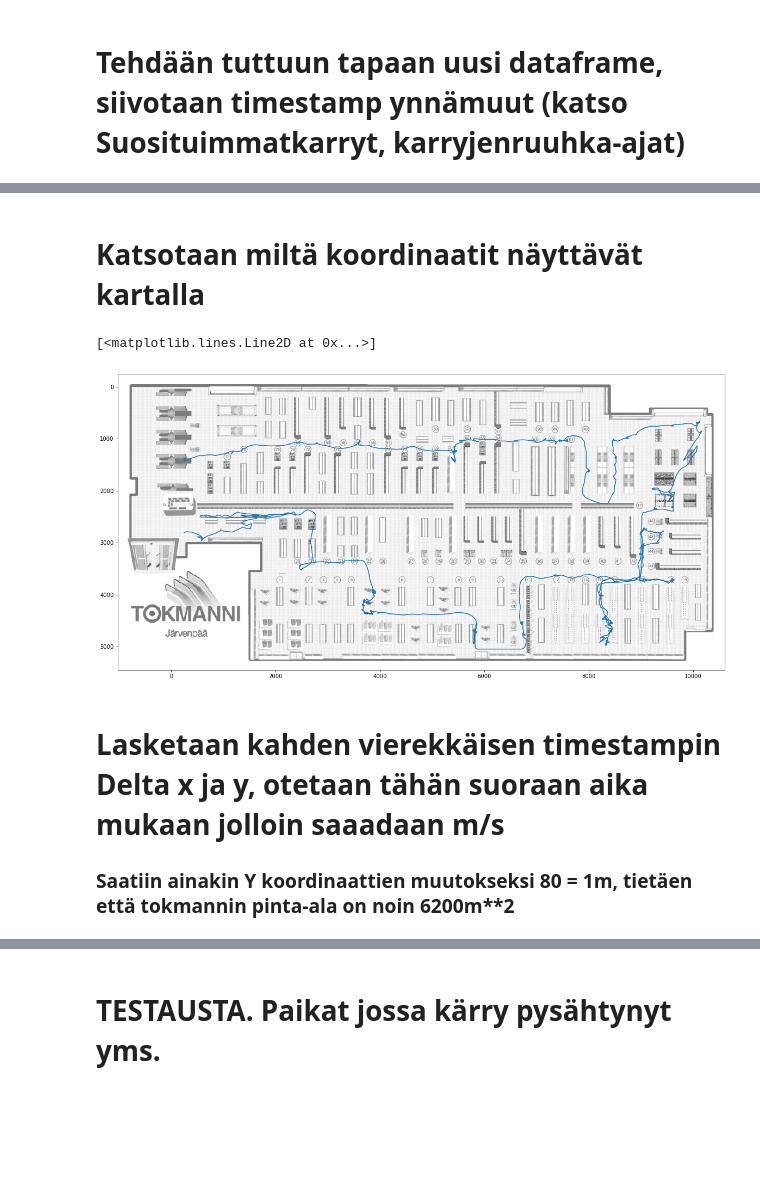
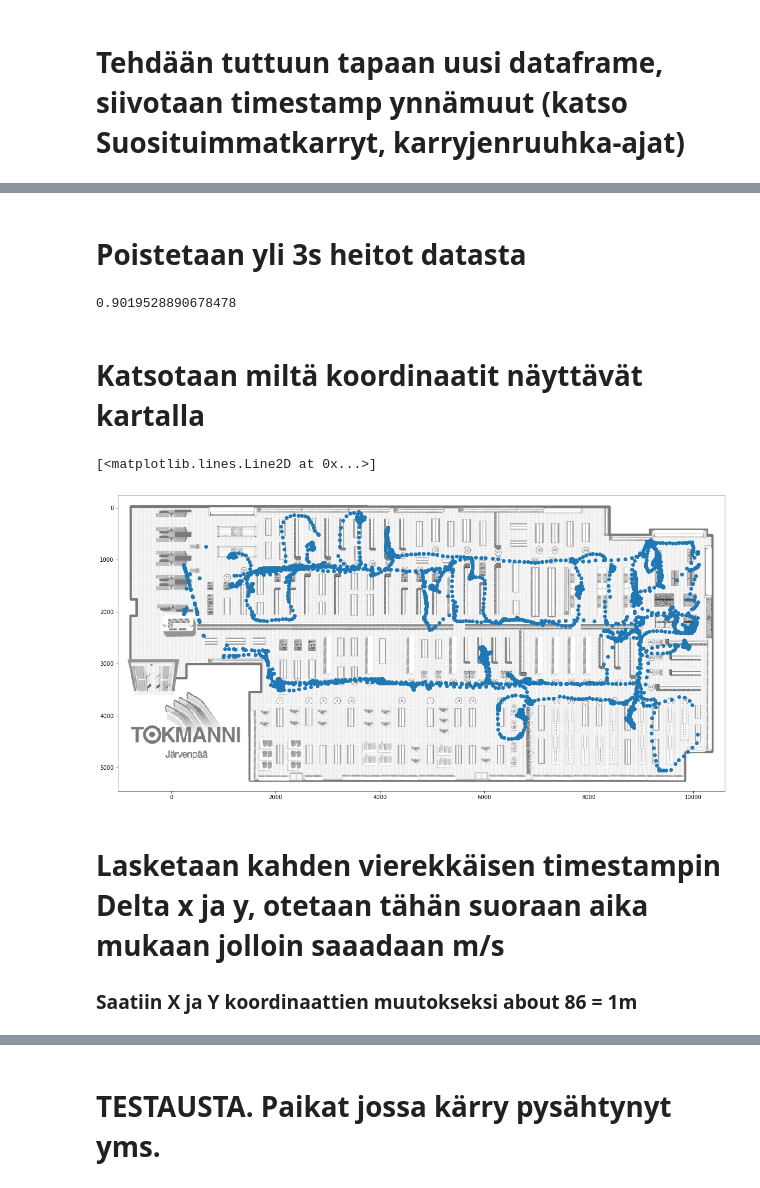
Before and after one commit to Erik-Eki/Project-Studies-1-Data-collection-Management-Visualization, a Jupyter notebook: karryjen-nopeudet.ipynb, the cells around one changed output, grey strips where cells are left out. Drawn from its saved outputs; the diff is of its cells as text; code cells hidden in the pictures; blank space fills up the shorter version.

```diff
--- a/karryjen-nopeudet.ipynb
+++ b/karryjen-nopeudet.ipynb
@@ -87,0 +71,9 @@ print(table)
+# %%
+import pylab as plt
+
+img = plt.imread("pic.png")
+fig, ax = plt.subplots()
+ax.imshow(img, extent=(-1025,10600,5450,-250),aspect='auto')
+plt.rcParams['figure.figsize'] = [20,10]
+
+plt.plot(table.X, table.Y, 'o')
@@ -87,0 +117,8 @@ print(table)
+# %%
+
+img = plt.imread("pic.png")
+fig, ax = plt.subplots()
+ax.imshow(img, extent=(-1025,10600,5450,-250),aspect='auto')
+plt.rcParams['figure.figsize'] = [20,10]
+
+plt.plot(table.X, table.Y, 'o')
@@ -87,0 +142,19 @@ print(table)
+# %%
+def dTime(t1, t2):
+
+    # Aikojen erotus
+    dtime = int((t2 - t1) * 10**-9)
+
+    return dtime
+
+
+dtimes = []
+
+for i in range(len(table) - 1):   # index outofbounds koska i+1
+    t1 = table['T'].values[i]
+    t2 = table['T'].values[i+1]
+    dtimes.append(dTime(t1, t2))
+dtimes.append(dTime(t1, t2))
+
+table['dTime'] = dtimes
+print(table['dTime'])
@@ -88,19 +174,27 @@ print(table)
+# %% [markdown]
+# Poistetaan yli 3s heitot datasta
+# %%
+table['dTime'].mean(axis = 0)
+table = table[table['dTime'] < 3]
+table['dTime'].mean(axis = 0)
+# %% [output]
+0.9019528890678478
 # %% [markdown]
 # Katsotaan miltä koordinaatit näyttävät kartalla
 # %%
-import pylab as plt
+
 
 img = plt.imread("pic.png")
 fig, ax = plt.subplots()
 ax.imshow(img, extent=(-1025,10600,5450,-250),aspect='auto')
 plt.rcParams['figure.figsize'] = [20,10]
 
-plt.plot(table.X, table.Y, '-')
+plt.plot(table.X, table.Y, 'o')
 # %% [output]
 [<matplotlib.lines.Line2D at 0x...>]
-[figure, old version]
+[figure, new version]
 # %% [markdown]
 # Lasketaan kahden vierekkäisen timestampin Delta x ja y, otetaan tähän suoraan aika mukaan jolloin saaadaan m/s
-### Saatiin ainakin Y koordinaattien muutokseksi 80 = 1m, tietäen että tokmannin pinta-ala on noin 6200m**2
+### Saatiin X ja Y koordinaattien muutokseksi about 86 = 1m
 # %%
 import math
```
Also changed, not shown: parts of 28 cells of this notebook.
